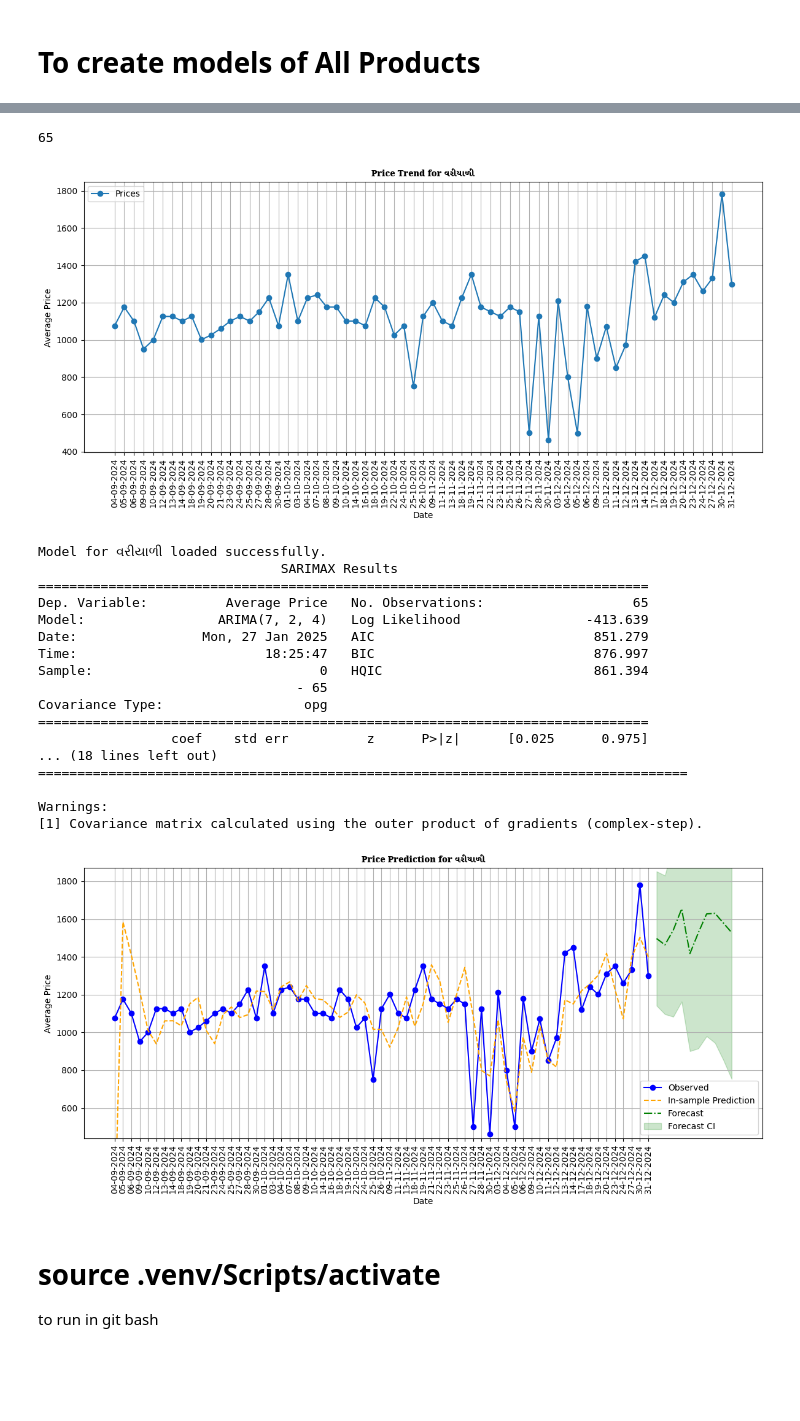
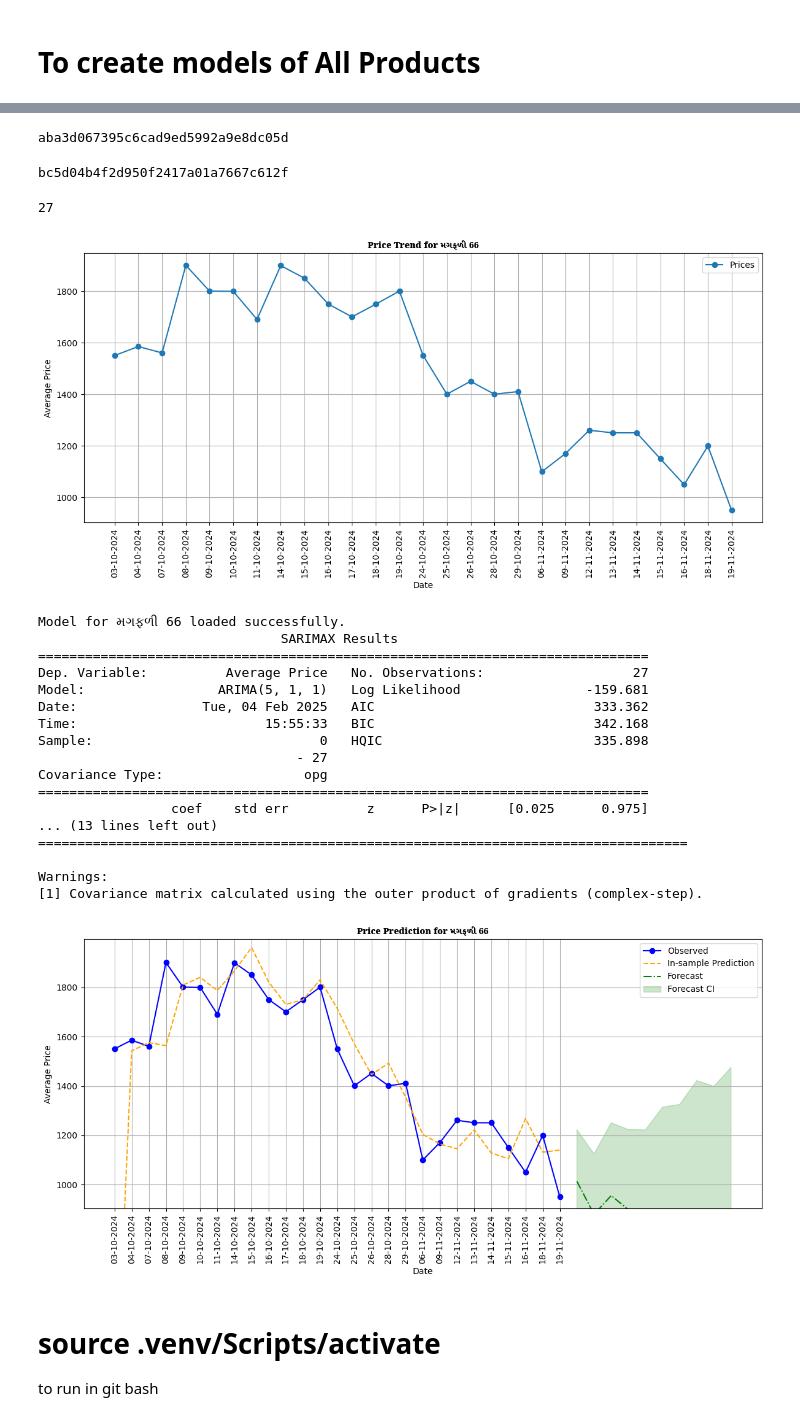
Before and after one commit to darshil511/APMC-price-predictor, a Jupyter notebook: Saving_ARIMA.ipynb, the cells around one changed output, grey strips where cells are left out. Saved outputs shown, nothing was run; the diff lists cells and outputs as text; code cells hidden in the pictures; blank space fills up the shorter version.

```diff
--- a/Saving_ARIMA.ipynb
+++ b/Saving_ARIMA.ipynb
@@ -214,9 +213,11 @@ for product in commodities:
     # - Use these plots to decide on p (AR term) and q (MA term).
 
     if p > 15:
-        p = 15
+        p = min(5, q)
     if q > 15:
-        q = 15
+        q = min(5, p)
+    if d > 5:
+        d = 1
 
     # Choose p, d, q based on ACF and PACF (example values)
     # p, d, q = 5, 0, 2  # Adjust based on ACF/PACF analysis
@@ -241,6 +281,14 @@ for product in commodities:
+# %%
+print(safe_filename('મગફળી 66'))
+# %% [output]
+aba3d067395c6cad9ed5992a9e8dc05d
+# %%
+print(safe_filename("કપાસ બી. ટી."))
+# %% [output]
+bc5d04b4f2d950f2417a01a7667c612f
 # %%
 # Retrieve the model
-product_name = "વરીયાળી"  # Example product to evaluate
+product_name = "મગફળી 66"  # Example product to evaluate
 product_data = data[data["Item Name"] == product_name]
 print(product_data.shape[0])
 hashed_name = safe_filename(product_name)
@@ -297,44 +345,44 @@ if os.path.exists(model_filename):
 
   # # Add confidence intervals for forecasts
   plt.fill_between(forecast_ci.index,
                   forecast_ci.iloc[:, 0],
                   forecast_ci.iloc[:, 1], color='green', alpha=0.2, label='Forecast CI')
 
   # # Adjust the y-axis range based on observed and forecasted prices
   plt.ylim(price_data.min() * 0.95, price_data.max() * 1.05)
 
   # # Graph labels and legend
   plt.title(f'Price Prediction for {product_name}', fontproperties=guj_fonts)
   plt.xlabel('Date')
   plt.ylabel('Average Price')
   plt.xticks(rotation=90)
   plt.legend()
   plt.grid()
   plt.tight_layout()
   plt.show()
 else:
   print(f"Model for {product_name} not found.")
 # %% [output]
-65
+27
-[figure, old version]
+[figure, new version]
-Model for વરીયાળી loaded successfully.
+Model for મગફળી 66 loaded successfully.
                                SARIMAX Results
 ==============================================================================
-Dep. Variable:          Average Price   No. Observations:                   65
-Model:                 ARIMA(7, 2, 4)   Log Likelihood                -413.639
-Date:                Mon, 27 Jan 2025   AIC                            851.279
-Time:                        18:25:47   BIC                            876.997
-Sample:                             0   HQIC                           861.394
-                                 - 65
+Dep. Variable:          Average Price   No. Observations:                   27
+Model:                 ARIMA(5, 1, 1)   Log Likelihood                -159.681
+Date:                Tue, 04 Feb 2025   AIC                            333.362
+Time:                        15:55:33   BIC                            342.168
+Sample:                             0   HQIC                           335.898
+                                 - 27
 Covariance Type:                  opg
 ==============================================================================
                  coef    std err          z      P>|z|      [0.025      0.975]
-... (18 lines left out)
+... (13 lines left out)
 ===================================================================================
 
 Warnings:
 [1] Covariance matrix calculated using the outer product of gradients (complex-step).
-[figure, old version]
+[figure, new version]
 # %% [markdown]
 # source .venv/Scripts/activate
 to run in git bash
```
Also changed, not shown: parts of 3 cells of this notebook, 5 other files.
